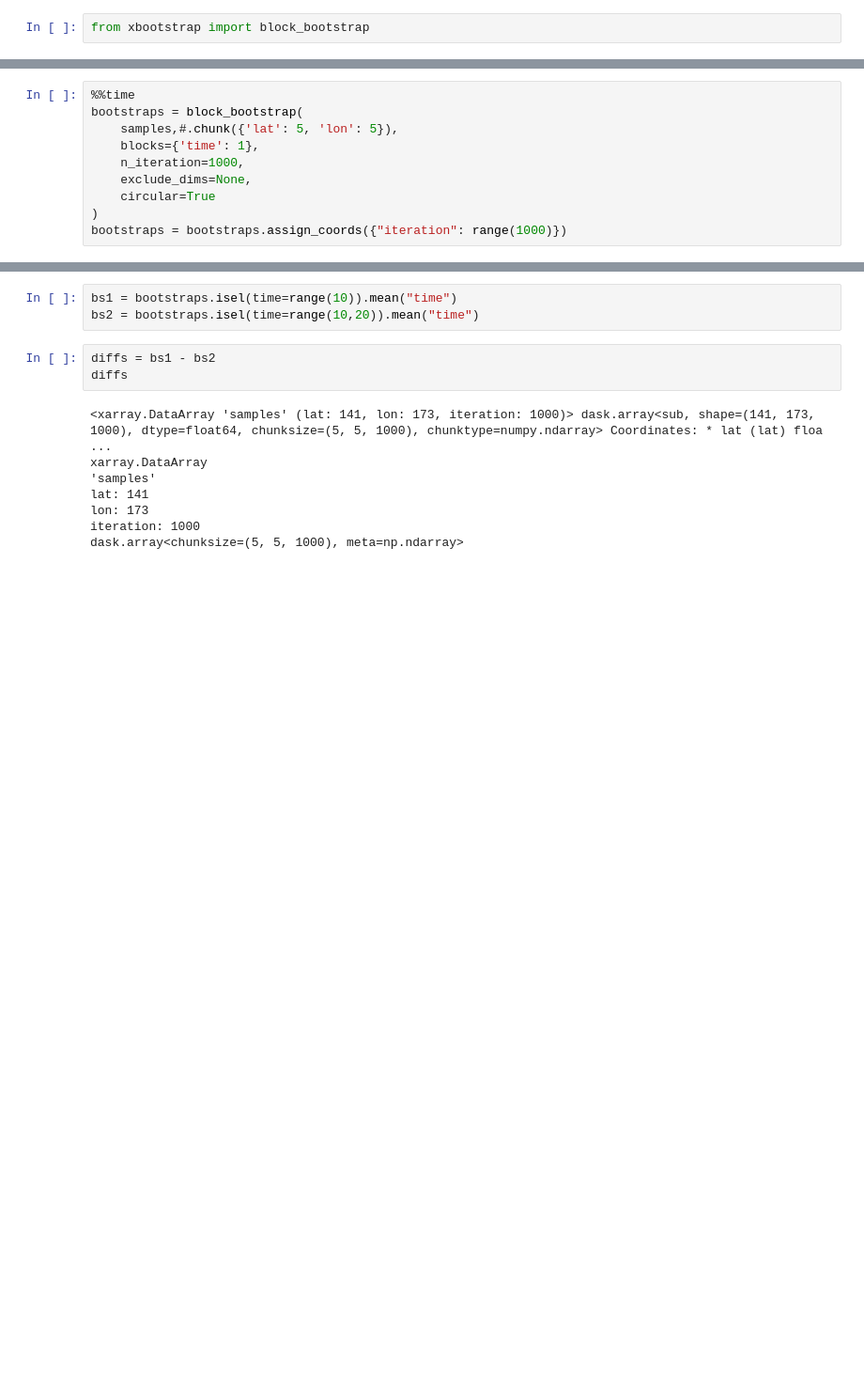
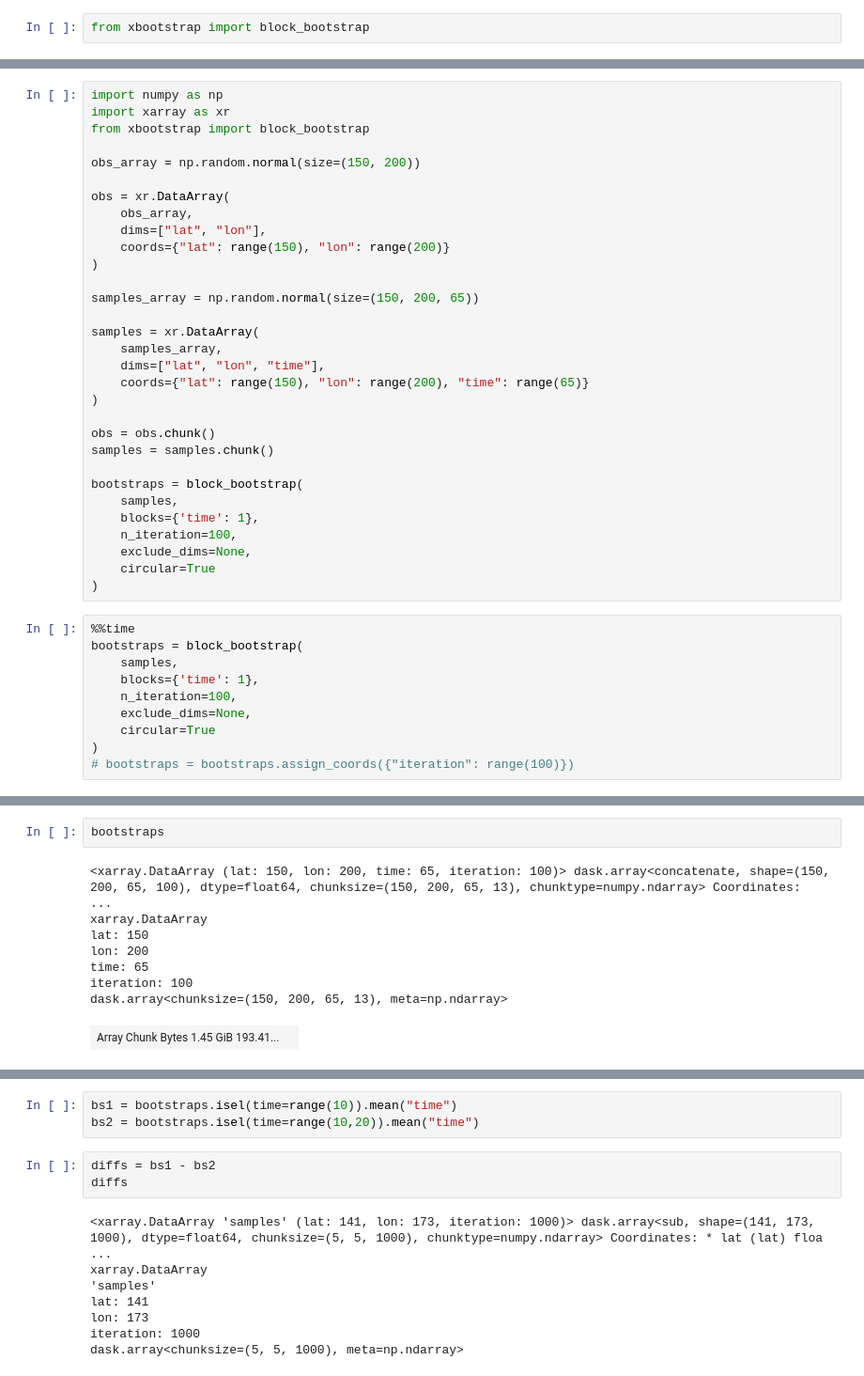
Before and after one commit to dougrichardson/Richardson_2023_energy, a Jupyter notebook: bootstrapping.ipynb, the cells around one changed output, grey strips where cells are left out. Shown at 94% size. Saved outputs shown, nothing was run; the diff lists cells and outputs as text; blank space fills up the shorter version.

```diff
--- a/bootstrapping.ipynb
+++ b/bootstrapping.ipynb
@@ -150,11 +630,42 @@ samples = xr.open_mfdataset("/g/data/w42/dr6273/tmp/samples.nc")["samples"].comp
+# %%
+import numpy as np
+import xarray as xr
+from xbootstrap import block_bootstrap
+
+obs_array = np.random.normal(size=(150, 200))
+
+obs = xr.DataArray(
+    obs_array,
+    dims=["lat", "lon"],
+    coords={"lat": range(150), "lon": range(200)}
+)
+
+samples_array = np.random.normal(size=(150, 200, 65))
+
+samples = xr.DataArray(
+    samples_array,
+    dims=["lat", "lon", "time"],
+    coords={"lat": range(150), "lon": range(200), "time": range(65)}
+)
+
+obs = obs.chunk()
+samples = samples.chunk()
+
+bootstraps = block_bootstrap(
+    samples,
+    blocks={'time': 1},
+    n_iteration=100,
+    exclude_dims=None,
+    circular=True
+)
 # %%
 %%time
 bootstraps = block_bootstrap(
-    samples,#.chunk({'lat': 5, 'lon': 5}),
+    samples,
     blocks={'time': 1},
-    n_iteration=1000,
+    n_iteration=100,
     exclude_dims=None,
     circular=True
 )
-bootstraps = bootstraps.assign_coords({"iteration": range(1000)})
+# bootstraps = bootstraps.assign_coords({"iteration": range(100)})
 # %% [output]
@@ -161,0 +681,11 @@ KeyboardInterrupt:
+# %%
+bootstraps
+# %% [output]
+<xarray.DataArray (lat: 150, lon: 200, time: 65, iteration: 100)> dask.array<concatenate, shape=(150, 200, 65, 100), dtype=float64, chunksize=(150, 200, 65, 13), chunktype=numpy.ndarray> Coordinates:  ...
+xarray.DataArray
+lat: 150
+lon: 200
+time: 65
+iteration: 100
+dask.array<chunksize=(150, 200, 65, 13), meta=np.ndarray>
+| Array Chunk Bytes 1.45 GiB 193.41... |  |
```
Also changed, not shown: parts of 20 cells of this notebook, 4 other files.
